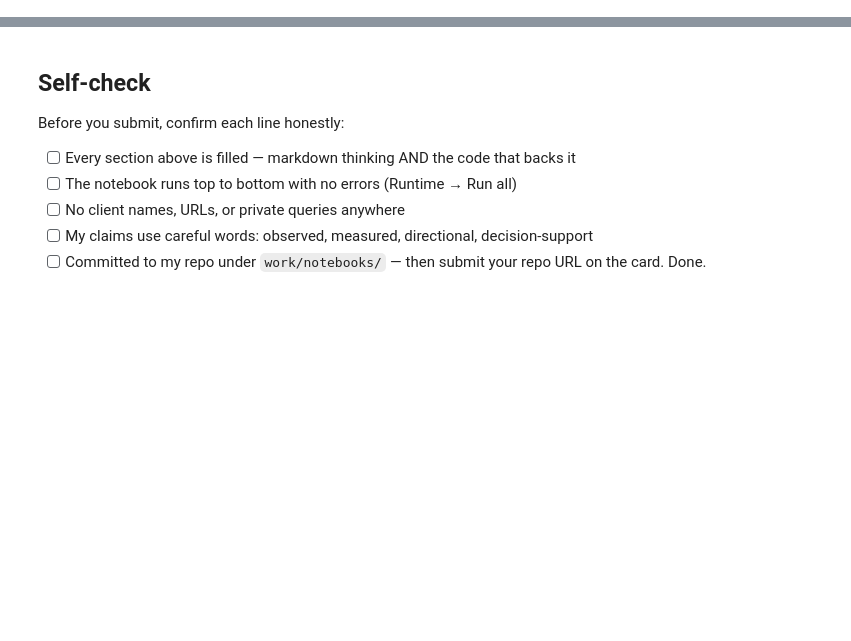
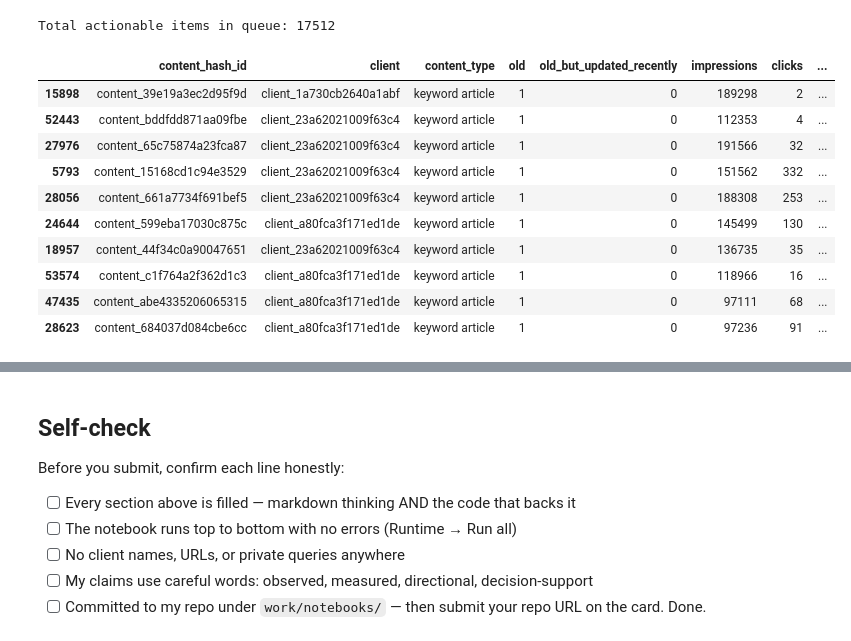
Before and after one commit to adeleke1508/flyrank_week_one_ml_project_1, a Jupyter notebook: work/notebooks/w07_action_playbook.ipynb, the cells around one changed output, grey strips where cells are left out. Cells and saved outputs as stored; diff of their text form; code cells hidden in the pictures; blank space fills up the shorter version.

```diff
--- a/work/notebooks/w07_action_playbook.ipynb
+++ b/work/notebooks/w07_action_playbook.ipynb
@@ -12,0 +20,5 @@ This skeleton is yours to fill. Work the sections **in order** — each one has
+# %%
+os.makedirs('work/outputs', exist_ok=True)
+os.makedirs('work/figures', exist_ok=True)
+
+df = pd.read_csv('/content/drive/MyDrive/merged_and_cleaned_dim_content_and_fact_content_daily_performance_month_2026_05.csv')
@@ -12,0 +35,52 @@ This skeleton is yours to fill. Work the sections **in order** — each one has
+# %%
+# This cell is for CODE (numbers, a query, a check).
+# Write your text answer in the cell ABOVE this one — typing sentences here breaks Run All.
+
+df['old'] = np.where(df['content_created_date'] <= '2026-03-15', 1, 0)
+conditions = (df['old'] == 1) & (df['content_updated_date'] <= '2026-06-13')
+df['old_but_updated_recently'] = np.where(conditions, 0, 1)
+
+d = df[df['impressions'] >= 100].copy()
+d['pos_x_imp'] = d['avg_position'] * d['impressions']
+
+pages = d.groupby('content_hash_id').agg(
+    client=('client', 'first'),
+    content_type=('content_type', 'first'),
+    old=('old', 'first'),
+    old_but_updated_recently=('old_but_updated_recently', 'first'),
+    impressions=('impressions', 'sum'),
+    clicks=('clicks', 'sum'),
+    pos_x_imp=('pos_x_imp', 'sum'),
+    n_reports=('days_with_gsc', 'nunique'),
+).reset_index()
+
+pages['avg_position'] = pages['pos_x_imp'] / pages['impressions']
+pages['ctr'] = pages['clicks'] / pages['impressions']
+pages = pages[pages['impressions'] >= 100].copy()
+
+pages['pos_bucket'] = pd.cut(pages['avg_position'], [0, 3, 5, 7, 10, 20, 50, 100])
+g = pages.groupby('pos_bucket', observed=True)
+pages['expected_ctr'] = g['clicks'].transform('sum') / g['impressions'].transform('sum')
+pages['ctr_gap'] = (pages['expected_ctr'] - pages['ctr']).clip(lower=0)
+
+flag = (pages['old'] == 1) & (pages['old_but_updated_recently'] == 0) & (pages['ctr_gap'] > 0)
+pages['score'] = np.where(flag, pages['impressions'] * pages['ctr_gap'], 0)
+pages['reason_code'] = np.where(flag, 'STALE_BELOW_POSITION_CTR', '')
+pages['action'] = np.where(flag, 'REFRESH', 'NONE')
+
+queue = pages[flag].sort_values('score', ascending=False)
+print("Total actionable items in queue:", len(queue))
+queue.head(10)
+# %% [output]
+Total actionable items in queue: 17512
+|  | content_hash_id | client | content_type | old | old_but_updated_recently | impressions | clicks | ... |
+| 15898 | content_39e19a3ec2d95f9d | client_1a730cb2640a1abf | keyword article | 1 | 0 | 189298 | 2 | ... |
+| 52443 | content_bddfdd871aa09fbe | client_23a62021009f63c4 | keyword article | 1 | 0 | 112353 | 4 | ... |
+| 27976 | content_65c75874a23fca87 | client_23a62021009f63c4 | keyword article | 1 | 0 | 191566 | 32 | ... |
+| 5793 | content_15168cd1c94e3529 | client_23a62021009f63c4 | keyword article | 1 | 0 | 151562 | 332 | ... |
+| 28056 | content_661a7734f691bef5 | client_23a62021009f63c4 | keyword article | 1 | 0 | 188308 | 253 | ... |
+| 24644 | content_599eba17030c875c | client_a80fca3f171ed1de | keyword article | 1 | 0 | 145499 | 130 | ... |
+| 18957 | content_44f34c0a90047651 | client_23a62021009f63c4 | keyword article | 1 | 0 | 136735 | 35 | ... |
+| 53574 | content_c1f764a2f362d1c3 | client_a80fca3f171ed1de | keyword article | 1 | 0 | 118966 | 16 | ... |
+| 47435 | content_abe4335206065315 | client_a80fca3f171ed1de | keyword article | 1 | 0 | 97111 | 68 | ... |
+| 28623 | content_684037d084cbe6cc | client_a80fca3f171ed1de | keyword article | 1 | 0 | 97236 | 91 | ... |
```
Also changed, not shown: parts of 18 cells of this notebook.
